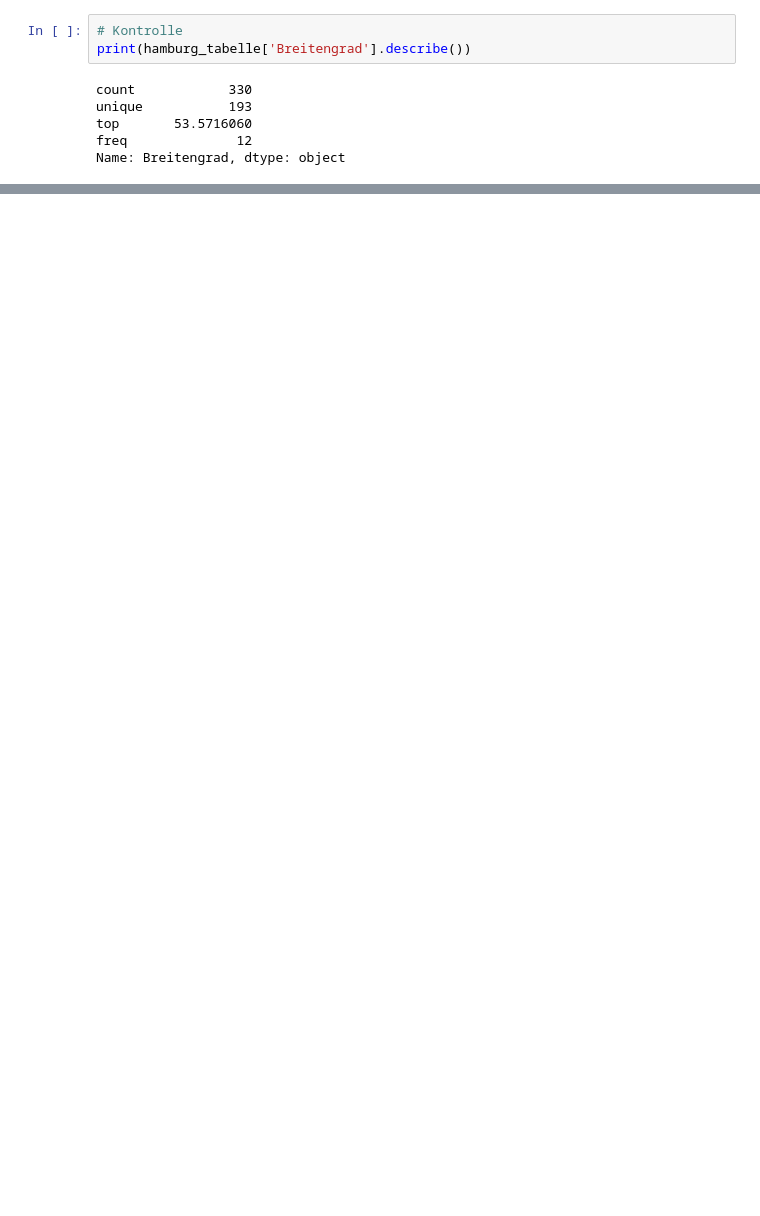
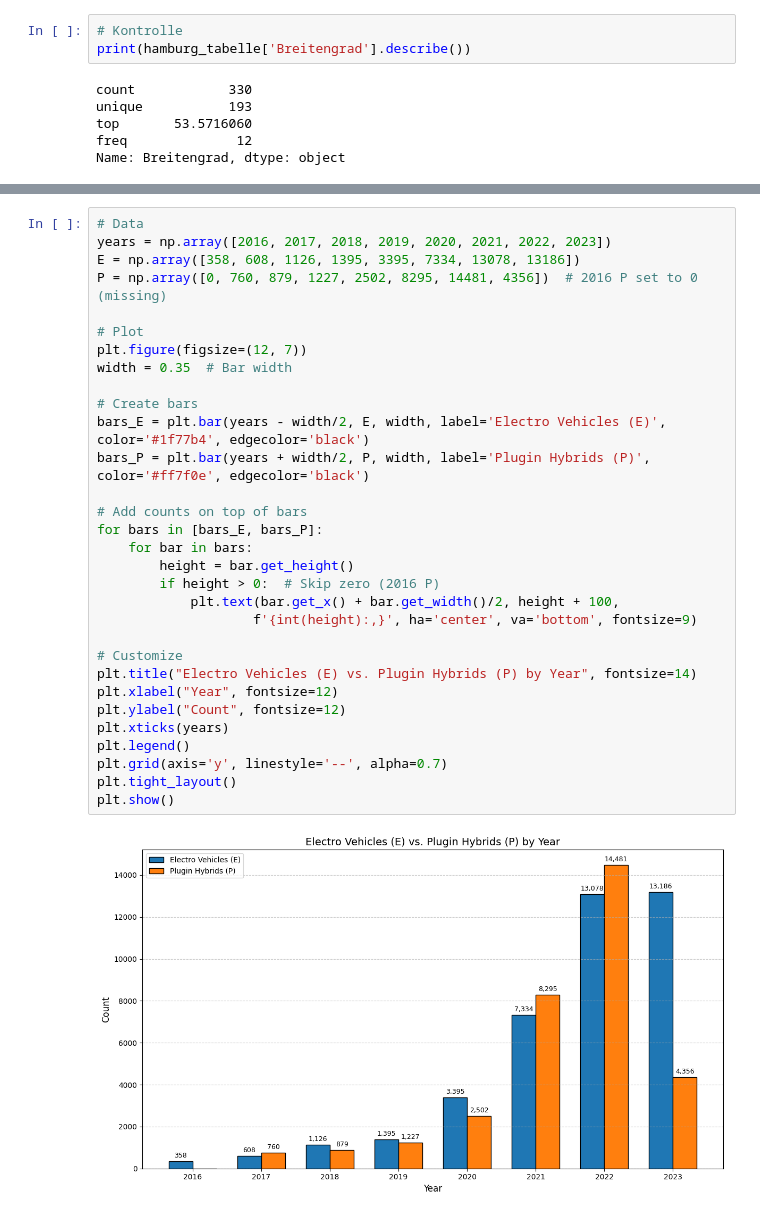
Before and after one commit to DanielJott/hamburg_echarging, a Jupyter notebook: hamburg.ipynb, the cells around one changed output, grey strips where cells are left out. Saved outputs shown, nothing was run; the diff lists cells and outputs as text; blank space fills up the shorter version.

```diff
--- a/hamburg.ipynb
+++ b/hamburg.ipynb
@@ -181,0 +380,33 @@ geo_df.head()
+# %%
+# Data
+years = np.array([2016, 2017, 2018, 2019, 2020, 2021, 2022, 2023])
+E = np.array([358, 608, 1126, 1395, 3395, 7334, 13078, 13186])
+P = np.array([0, 760, 879, 1227, 2502, 8295, 14481, 4356])  # 2016 P set to 0 (missing)
+
+# Plot
+plt.figure(figsize=(12, 7))
+width = 0.35  # Bar width
+
+# Create bars
+bars_E = plt.bar(years - width/2, E, width, label='Electro Vehicles (E)', color='#1f77b4', edgecolor='black')
+bars_P = plt.bar(years + width/2, P, width, label='Plugin Hybrids (P)', color='#ff7f0e', edgecolor='black')
+
+# Add counts on top of bars
+for bars in [bars_E, bars_P]:
+    for bar in bars:
+        height = bar.get_height()
+        if height > 0:  # Skip zero (2016 P)
+            plt.text(bar.get_x() + bar.get_width()/2, height + 100,
+                    f'{int(height):,}', ha='center', va='bottom', fontsize=9)
+
+# Customize
+plt.title("Electro Vehicles (E) vs. Plugin Hybrids (P) by Year", fontsize=14)
+plt.xlabel("Year", fontsize=12)
+plt.ylabel("Count", fontsize=12)
+plt.xticks(years)
+plt.legend()
+plt.grid(axis='y', linestyle='--', alpha=0.7)
+plt.tight_layout()
+plt.show()
+# %% [output]
+[figure, added]
```
Also changed, not shown: parts of 12 cells of this notebook.
